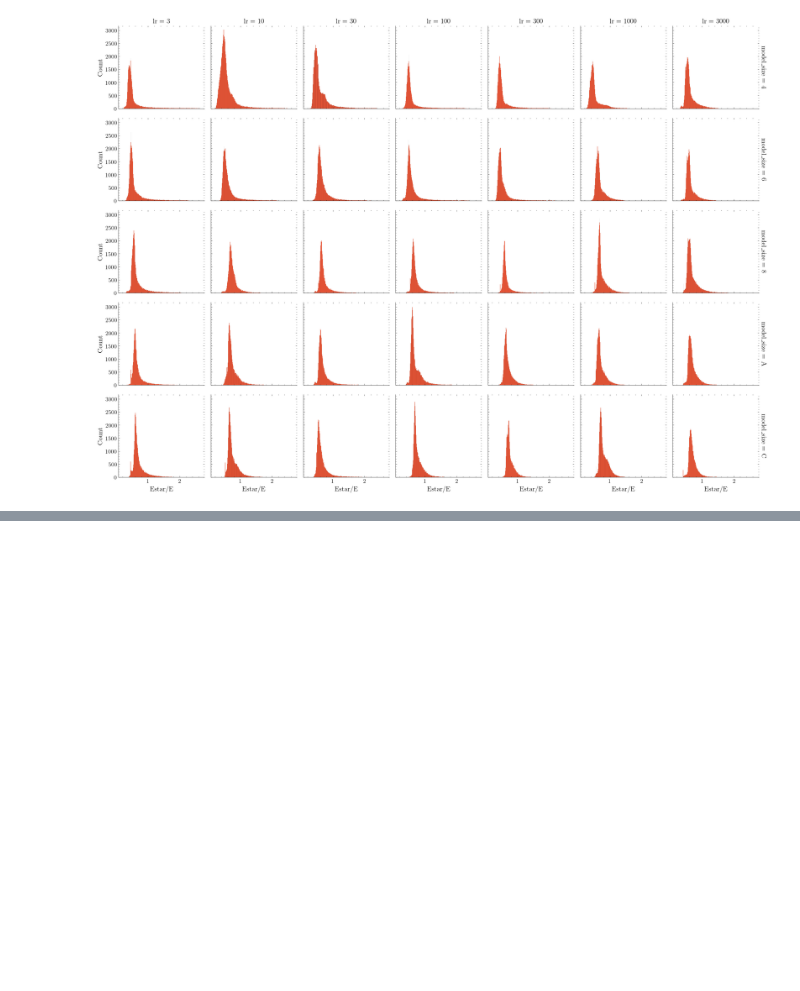
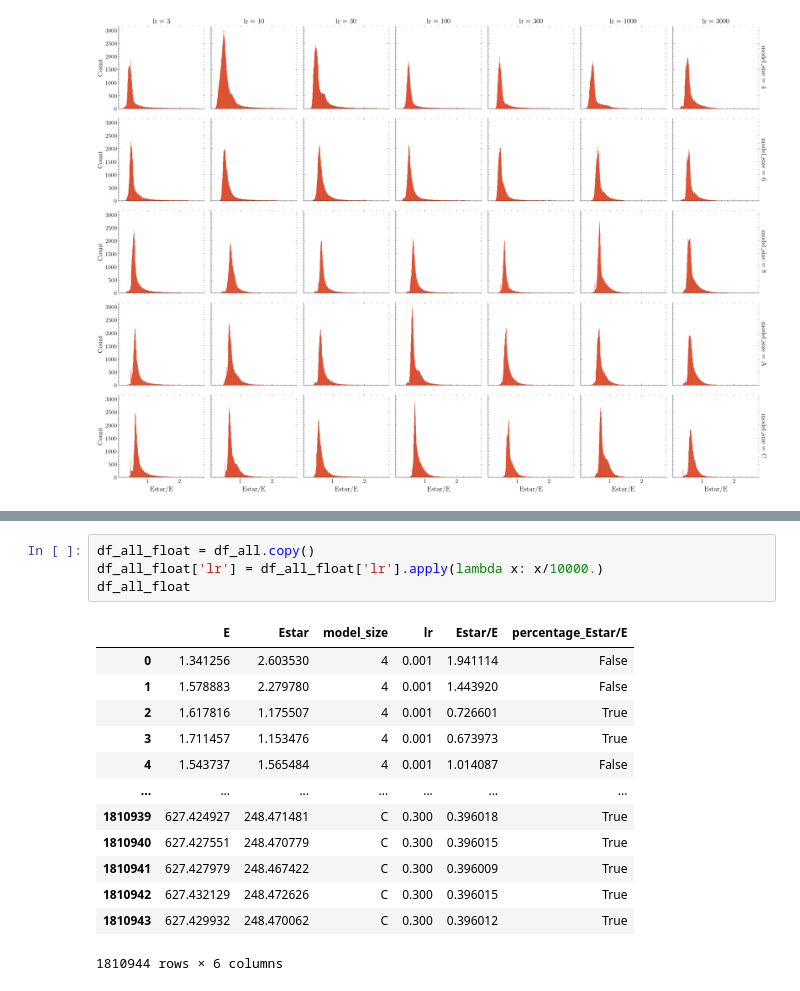
Before and after one commit to flxst/output-embedding-centering, a Jupyter notebook: results/Analyze_All_Model_Embeddings.ipynb, the cells around one changed output, grey strips where cells are left out. Cells and saved outputs as stored; diff of their text form; blank space fills up the shorter version.

```diff
--- a/results/Analyze_All_Model_Embeddings.ipynb
+++ b/results/Analyze_All_Model_Embeddings.ipynb
@@ -717,0 +864,18 @@ _ = g.map(sns.histplot, "Estar/E", color=CLR)
+# %%
+df_all_float = df_all.copy()
+df_all_float['lr'] = df_all_float['lr'].apply(lambda x: x/10000.)
+df_all_float
+# %% [output]
+|  | E | Estar | model_size | lr | Estar/E | percentage_Estar/E |
+| 0 | 1.341256 | 2.603530 | 4 | 0.001 | 1.941114 | False |
+| 1 | 1.578883 | 2.279780 | 4 | 0.001 | 1.443920 | False |
+| 2 | 1.617816 | 1.175507 | 4 | 0.001 | 0.726601 | True |
+| 3 | 1.711457 | 1.153476 | 4 | 0.001 | 0.673973 | True |
+| 4 | 1.543737 | 1.565484 | 4 | 0.001 | 1.014087 | False |
+| ... | ... | ... | ... | ... | ... | ... |
+| 1810939 | 627.424927 | 248.471481 | C | 0.300 | 0.396018 | True |
+| 1810940 | 627.427551 | 248.470779 | C | 0.300 | 0.396015 | True |
+| 1810941 | 627.427979 | 248.467422 | C | 0.300 | 0.396009 | True |
+| 1810942 | 627.432129 | 248.472626 | C | 0.300 | 0.396015 | True |
+| 1810943 | 627.429932 | 248.470062 | C | 0.300 | 0.396012 | True |
+1810944 rows × 6 columns
```
Also changed, not shown: parts of 27 cells of this notebook, 11 other files.
